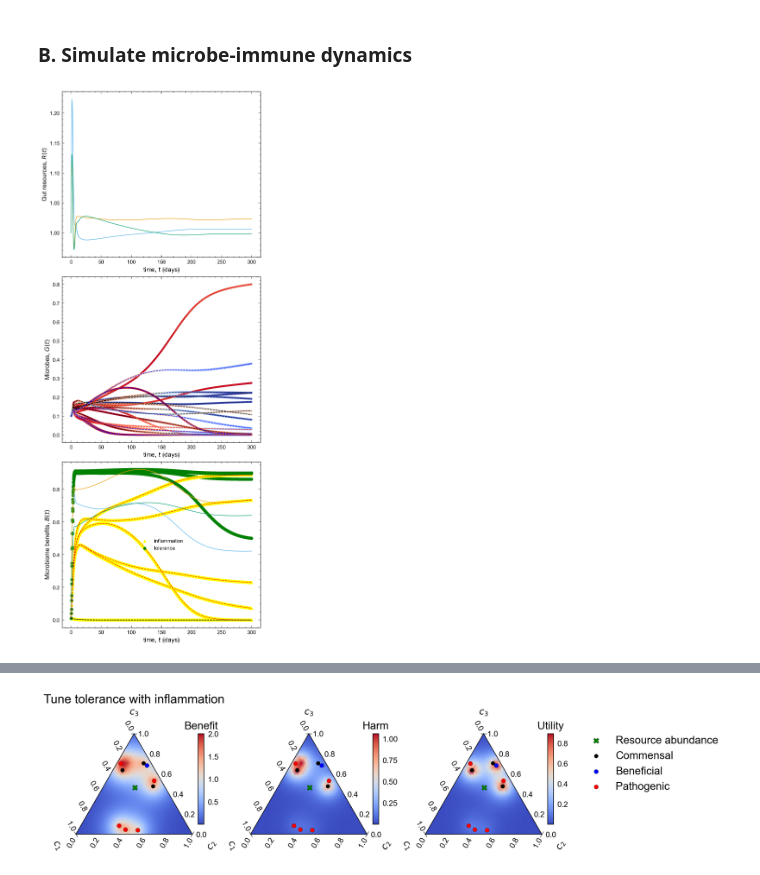
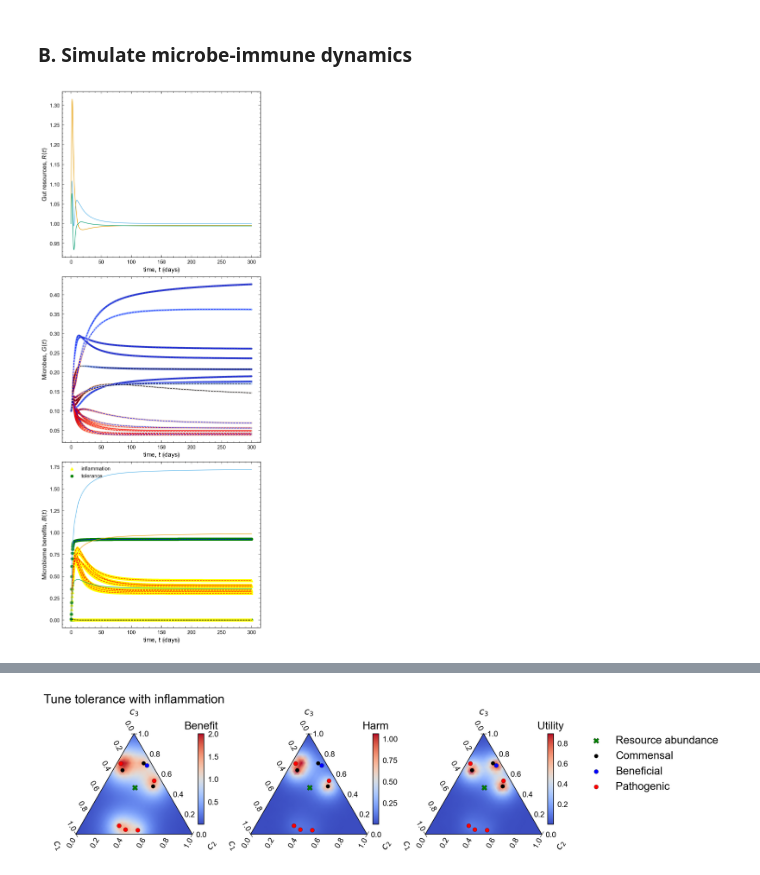
Before and after one commit to obinna-ukogu/gutimmune, a Jupyter notebook: optimal-repertoire-for-gut.ipynb, the cells around one changed output, grey strips where cells are left out. Drawn from its saved outputs; the diff is of its cells as text; code cells hidden in the pictures.

```diff
--- a/optimal-repertoire-for-gut.ipynb
+++ b/optimal-repertoire-for-gut.ipynb
@@ -81,9 +81,10 @@ from scipy.integrate import odeint
 
 # time points
 sim_dur = 300
-q_t = np.random.binomial(n = 1, p = 0.0, size = nG)
+sim_pnts = 1000
+I = 0.001 #*np.random.binomial(n = 1, p = q, size = (sim_pnts + 1, nG))
 t_infect = 0.5
-lam_max = 1.0 # strength of inflammatory pressure
+lam_max = 2.0 # strength of inflammatory pressure
 gam_max = 1.0 # strength of tolerance
 
 # function that returns dx/dt = A x
@@ -95,25 +96,25 @@ def model(x, t, Lam, Gam, lam_max, gam_max, imm_dyn = "static"):
     gam_eff = x[nR+nG+nB+nG:nR+nG+nB+nG+nG]
 
     F, M = immune_model(inflammation = lam_eff, tolerance = gam_eff, inflam_receptors = Lam, tol_receptors = Gam, epitopes = C)
-    # F = np.vstack([np.array([np.exp(-np.linalg.norm(C_Gi - lam_j)/sigma_lam**2) for lam_j in Lam])*lam_eff for C_Gi in C]) # antibody + inflammation cross-reactivity: F_i,a = f_a,i
-    # M = np.exp(-np.diag([np.exp(-np.linalg.norm(C_Gi - Gam, axis = 1)/sigma_gam**2).dot(gam_eff) for C_Gi in C])) # Treg cross-reactivity: M_i,a = m_r,a
+    # F := antibody + inflammation cross-reactivity: F_i,a = f_a,i
+    # M := Treg cross-reactivity: M_i,a = m_r,a
 
     dRdt = K - w*R - C.T.dot(G)*R
-    dGdt = (C.dot(R) + (A - F*M).dot(G) - dG).dot(np.diag(G*(G > 0)))
+    dGdt = (C.dot(R) + (A - F*M).dot(G) - dG).dot(np.diag(G*(G > 0))) + I #[int(t*sim_pnts/sim_dur)]
     dBdt = D0.dot(G) - u*B
 
     if imm_dyn == "static":
         d_lam_eff_dt = np.zeros(nG)
         d_gam_eff_dt = np.zeros(nG)
     elif imm_dyn == "dynamic":
-        d_lam_eff_dt = (b_lam*(lam_max - lam_eff)*(mu*G) - d_lam*lam_eff)*(lam_eff <= lam_max)
+        d_lam_eff_dt = (b_lam*(mu*G) - d_lam*lam_eff)*(lam_eff <= lam_max)*(lam_eff >= 0)
         d_gam_eff_dt = (b_gam*(gam_max - gam_eff)*(beta.dot(B) - mu*G) - d_gam*gam_eff)*(gam_eff <= gam_max)*(gam_eff >= 0)
 
     return list(np.concatenate((dRdt, dGdt, dBdt, d_lam_eff_dt, d_gam_eff_dt)).ravel())
 
 # initial condition
 x0 = np.hstack((np.ones(nR), 0.1*np.ones(nG), np.zeros(nB), 0.01*np.ones(nG), 0.01*np.ones(nG)))
-t = np.linspace(0, sim_dur, num = 1000)
+t = np.linspace(0, sim_dur, num = sim_pnts)
 
 # solve ODE
 x_model = odeint(model,list(x0),t, args = (C, C, lam_max, gam_max, "dynamic"))
@@ -127,41 +128,36 @@ imm_load = np.array([np.linalg.multi_dot(list(immune_model(inflammation = lam[i]
             for i, G_i in enumerate(G)])
 # %%
 # Plot simulated dynamics
-fig, (ax1, ax2, ax3) = plt.subplots(3,1, dpi = 150, constrained_layout=True, sharex = False, figsize=(6,15))
+fig, (ax1, ax2, ax3) = plt.subplots(3, 1, dpi = 150, constrained_layout=True, sharex = False, figsize=(6,15))
 
 ax1.plot(t, R)
 ax1.set(xlabel=r'time, $t$ (days)', ylabel=r'Gut resources, $R(t)$')
 
 for j in np.arange(nG):
     ax2.scatter(t, G[:,j], marker ='.', c = imm_load[:,j], cmap='coolwarm') #, norm=mpl.colors.LogNorm())
+    ax3.scatter(t, lam[:,j], marker = "^", color = 'yellow', label = "inflammation" if j == 0 else "")
+    ax3.scatter(t, gam[:,j], marker = "o", color = 'green', label = "tolerance" if j == 0 else "")
+
     if mu[j] > 0:
         ax2.plot(t, G[:,j], color = 'red', linestyle = '--') # gut breaching bacteria
-    if D0[0,j] > 0:
+        ax3.plot(t, lam[:,j], color = 'red', linestyle = '--') # gut breaching bacteria
+    if np.sum(D0[:,j]) > 0:
         ax2.plot(t, G[:,j], color = 'blue', linestyle = '--') # non-gut breaching, non-beneficial bacteria
-    if D0[0,j] == 0 and mu[j] == 0:
+        ax3.plot(t, lam[:,j], color = 'blue', linestyle = '--') # non-gut breaching, non-beneficial bacteria
+        ax3.plot(t, gam[:,j], color = 'blue', linestyle = '--') # non-gut breaching, non-beneficial bacteria
+    if np.sum(D0[:,j]) == 0 and mu[j] == 0:
         ax2.plot(t, G[:,j], color = 'black', linestyle = '--') # non-gut breaching, non-beneficial bacteria
+        ax3.plot(t, lam[:,j], color = 'black', linestyle = '--') # non-gut breaching, non-beneficial bacteria
 
-#[ax2.axhline(y=i, linestyle='--') for i in Gss_nlinR]
-#ax2.axvline(x = t_infect*sim_dur, color = 'k', linestyle = '-.')
 ax2.set(xlabel=r'time, $t$ (days)', ylabel=r'Microbes, $G(t)$')
 
 ax3.plot(t, B)
-for j in np.arange(nG):
-    ax3.scatter(t, lam[:,j], marker = "^", color = 'yellow', label = "inflammation" if j == 0 else "")
-    if mu[j] > 0:
-        ax3.plot(t, lam[:,j], color = 'red', linestyle = '--') # gut breaching bacteria
-    if np.sum(D0[:,j]) > 0:
-        ax3.plot(t, lam[:,j], color = 'blue', linestyle = '--') # non-gut breaching, non-beneficial bacteria
-    if np.sum(D0[:,j]) and mu[j] == 0:
-        ax3.plot(t, lam[:,j], color = 'black', linestyle = '--') # non-gut breaching, non-beneficial bacteria
-    ax3.scatter(t, gam[:,j], marker = "o", color = 'green', label = "tolerance" if j == 0 else "")
-#ax3.axvline(x = t_infect*sim_dur, color = 'k', linestyle = '-.')
 ax3.set(xlabel=r'time, $t$ (days)', ylabel=r'Microbiome benefits, $B(t)$')
 ax3.legend()
 
 plt.savefig('_figs/gut_w_immune_series'+'.png', dpi=300, bbox_inches='tight')
 # %% [output]
-[figure, old version]
+[figure, new version]
 # %%
 # harm, benefits and net utility
 gams = [np.diag(out).dot(C) for out in np.array(list(itertools.product([0,1], repeat = nG)))]
```
Also changed, not shown: parts of 2 cells of this notebook, 1 other file.
